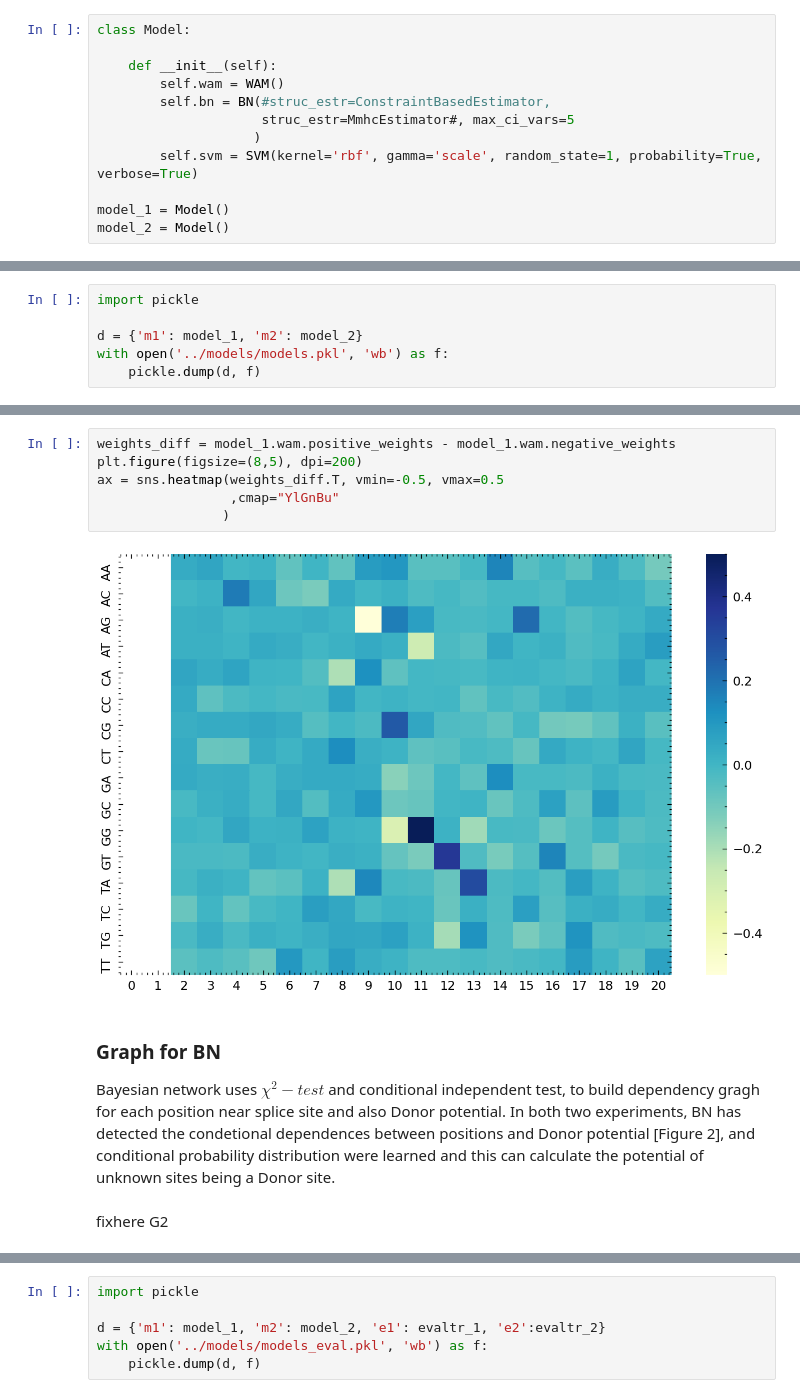
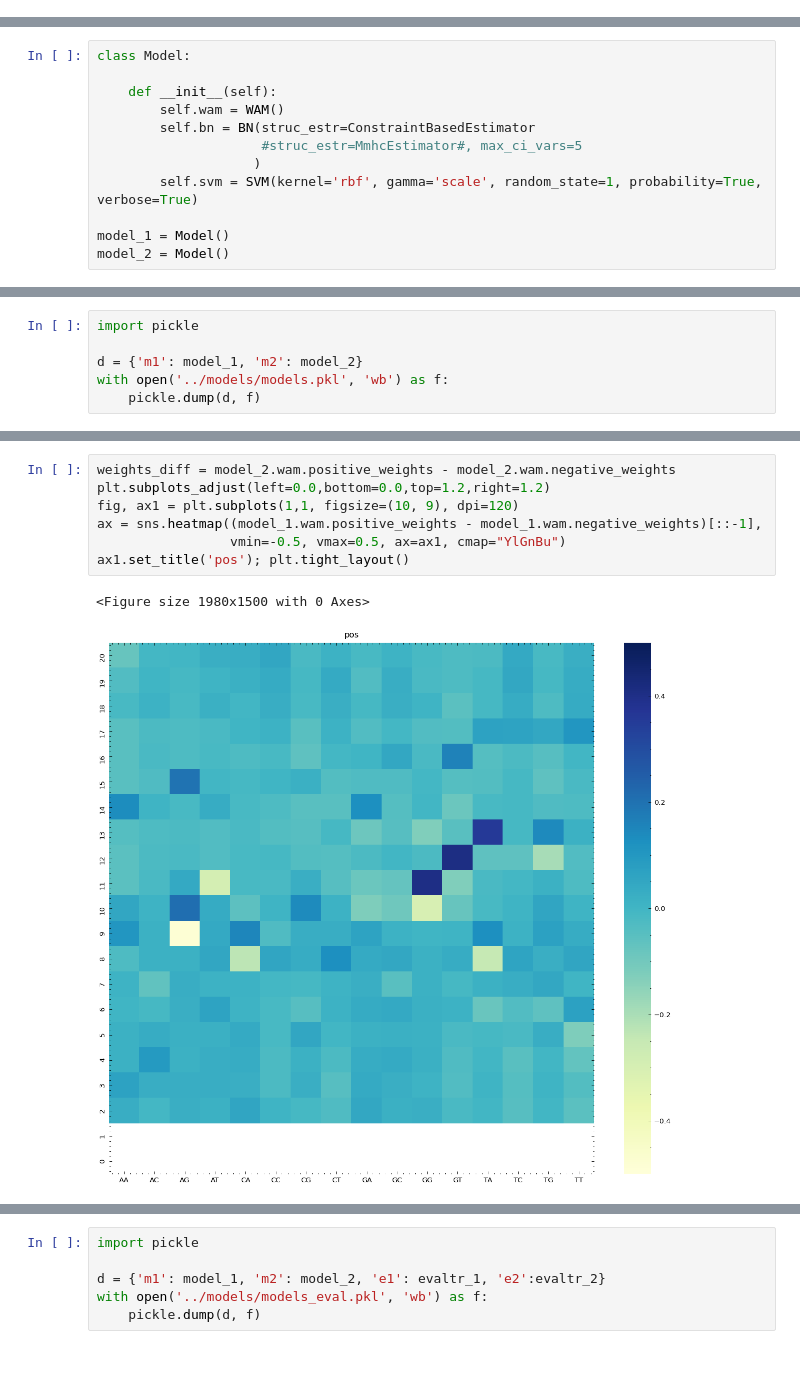
Before and after one commit to AdeBC/GSSR, a Jupyter notebook: Source/Report.ipynb, the cells around one changed output, grey strips where cells are left out. Drawn from its saved outputs; the diff is of its cells as text; blank space fills up the shorter version.

```diff
--- a/Source/Report.ipynb
+++ b/Source/Report.ipynb
@@ -128,12 +0,0 @@ more detail
-# %%
-class Model:
-
-    def __init__(self):
-        self.wam = WAM()
-        self.bn = BN(#struc_estr=ConstraintBasedEstimator,
-                     struc_estr=MmhcEstimator#, max_ci_vars=5
-                    )
-        self.svm = SVM(kernel='rbf', gamma='scale', random_state=1, probability=True, verbose=True)
-
-model_1 = Model()
-model_2 = Model()
@@ -226,0 +114,12 @@ scores_svm_2 = model_2.svm.predict_scores(to_format_arr(testing_set2['Num. featu
+# %%
+class Model:
+
+    def __init__(self):
+        self.wam = WAM()
+        self.bn = BN(struc_estr=ConstraintBasedEstimator
+                     #struc_estr=MmhcEstimator#, max_ci_vars=5
+                    )
+        self.svm = SVM(kernel='rbf', gamma='scale', random_state=1, probability=True, verbose=True)
+
+model_1 = Model()
+model_2 = Model()
@@ -237,14 +288,10 @@ As Weighted array model calculate adjacent bases frequencies at each position, i
-# %%
-weights_diff = model_1.wam.positive_weights - model_1.wam.negative_weights
-plt.figure(figsize=(8,5), dpi=200)
-ax = sns.heatmap(weights_diff.T, vmin=-0.5, vmax=0.5
-                 ,cmap="YlGnBu"
-                )
-# %% [output]
-[figure, removed]
-# %% [markdown]
-### Graph for BN
-
-Bayesian network uses $\chi^2 -test$ and conditional independent test, to build dependency gragh for each position near splice site and also Donor potential. In both two experiments, BN has detected the condetional dependences between positions and Donor potential [Figure 2], and conditional probability distribution were learned and this can calculate the potential of unknown sites being a Donor site.
-# %% [markdown]
-fixhere G2
+# %%
+weights_diff = model_2.wam.positive_weights - model_2.wam.negative_weights
+plt.subplots_adjust(left=0.0,bottom=0.0,top=1.2,right=1.2)
+fig, ax1 = plt.subplots(1,1, figsize=(10, 9), dpi=120)
+ax = sns.heatmap((model_1.wam.positive_weights - model_1.wam.negative_weights)[::-1],
+                 vmin=-0.5, vmax=0.5, ax=ax1, cmap="YlGnBu")
+ax1.set_title('pos'); plt.tight_layout()
+# %% [output]
+<Figure size 1980x1500 with 0 Axes>
+[figure, added]
```
Also changed, not shown: parts of 96 cells of this notebook, 16 other files.
